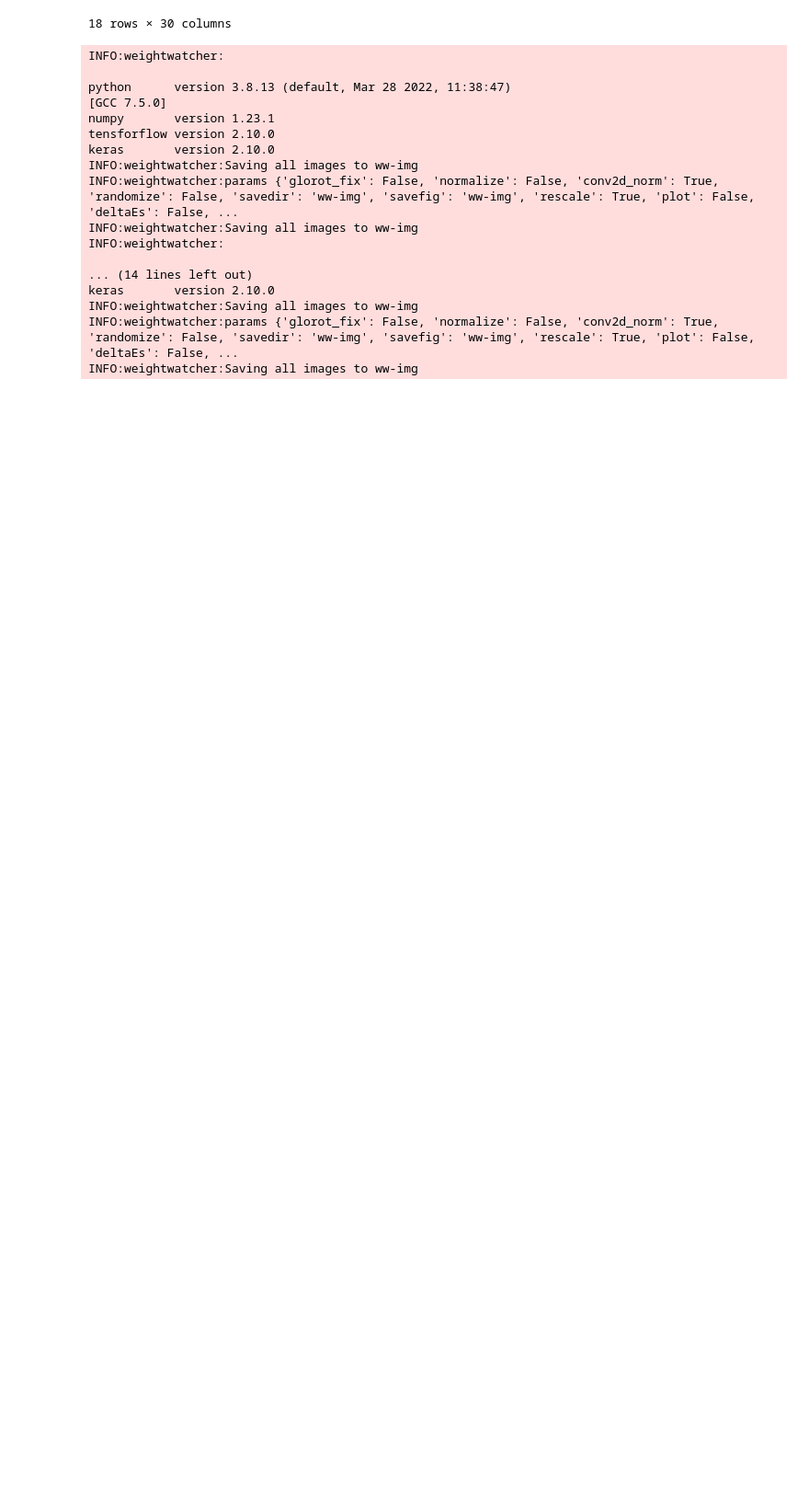
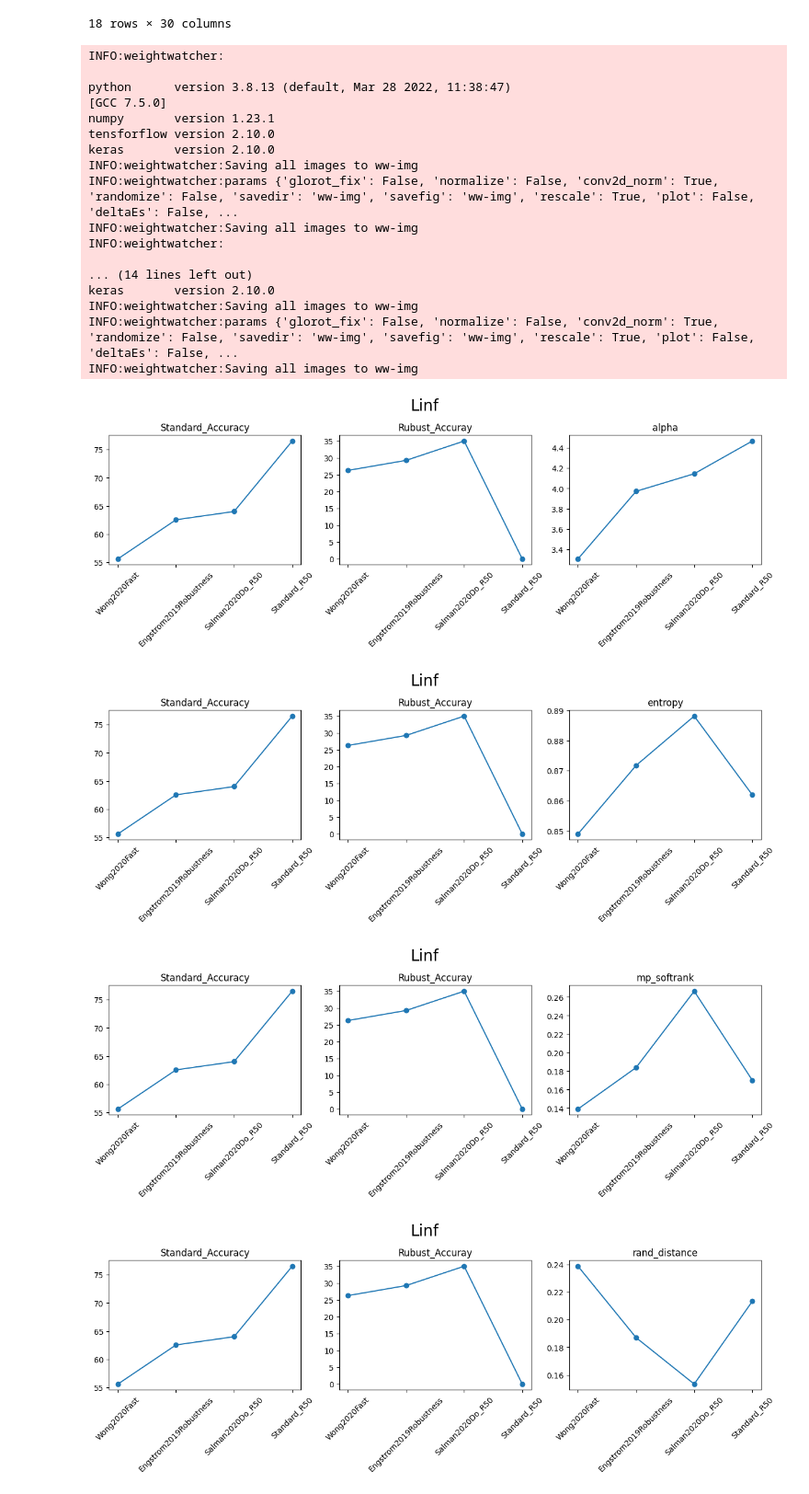
Before and after one commit to YukunZheng2445/robustbench, a Jupyter notebook: WeightWatcher_RobustBenchmark.ipynb, the cells around one changed output. Shown at 92% size. Saved outputs shown, nothing was run; the diff lists cells and outputs as text; code cells hidden in the pictures; blank space fills up the shorter version.

```diff
--- a/WeightWatcher_RobustBenchmark.ipynb
+++ b/WeightWatcher_RobustBenchmark.ipynb
@@ -104,10 +104,13 @@ for model in model_common_corruptions:
     details_common_corruptions[i] = watcher_common_corruptions[i].analyze()
     summary_common_corruptions[i] = watcher_common_corruptions[i].get_summary(details_common_corruptions[i])
     i=i+1
+# %%
+linf = ['Wong2020Fast','Engstrom2019Robustness','Salman2020Do_R50', 'Standard_R50']
+corruptions = ['Geirhos2018_SIN','Geirhos2018_SIN_IN','Geirhos2018_SIN_IN_IN','Hendrycks2020Many','Hendrycks2020AugMix','Standard_R50']
 # %%
-Standard_Accuracy_Linf=[55.62,62.56,64.02, 76.52]
-Rubust Accuray_Linf=[26.24,29.22,34.96, 0.0]
+Standard_Accuracy_Linf=[55.62, 62.56, 64.02, 76.52]
+Rubust_Accuray_Linf=[26.24,29.22,34.96, 0.0]
 Best_Known_Robust_Accuracy_Linf=[26.24,29.22,34.96, 0.0]
 Standard_Accuracy_common_corruptions=[60.24,74.88,77.44,76.88,76.98,76.52]
-Rubust Accuray_In_C_common_corruptions=[39.53,45.52,41.72,52.65,48.31,39.23]
-Rubust Accuray_In_3DCC_common_corruptions=[37.80,48.09,46.92,54.13,51.35,44.77]
+Rubust_Accuray_In_C_common_corruptions=[39.53,45.52,41.72,52.65,48.31,39.23]
+Rubust_Accuray_In_3DCC_common_corruptions=[37.80,48.09,46.92,54.13,51.35,44.77]
@@ -113,0 +121,28 @@ Rubust Accuray_In_3DCC_common_corruptions=[37.80,48.09,46.92,54.13,51.35,44.77]
+# %%
+metrics_dict = defaultdict(list)
+for metric in ['alpha', 'entropy', 'mp_softrank', 'rand_distance', 'D', 'stable_rank']:
+
+    for linf_name in linf:
+        dataframe = pd.read_csv(f"ww_metrics/Linf/{linf_name}.csv")
+        metrics_dict[metric].append(dataframe[metric].mean())
+
+    plt.figure(figsize=(15, 3))
+    plt.suptitle('Linf', y=1.1, fontsize=20)
+    plt.subplot(1, 3, 1)
+    plt.plot(range(len(linf)), Standard_Accuracy_Linf, marker='o')
+    plt.title('Standard_Accuracy')
+    plt.xticks(range(len(linf)), linf, rotation=45)
+    plt.subplot(1, 3, 2)
+    plt.plot(range(len(linf)), Rubust_Accuray_Linf, marker='o')
+    plt.title('Rubust_Accuray')
+    plt.xticks(range(len(linf)), linf, rotation=45)
+    plt.subplot(1, 3, 3)
+    plt.title(f'{metric}')
+    plt.plot(range(len(linf)), metrics_dict[metric], marker='o')
+    plt.xticks(range(len(linf)), linf, rotation=45)
+    plt.plot()
+# %% [output]
+[figure, added]
+[figure, added]
+[figure, added]
+[figure, added]
```
Also changed, not shown: parts of 6 cells of this notebook, 1 other file.
